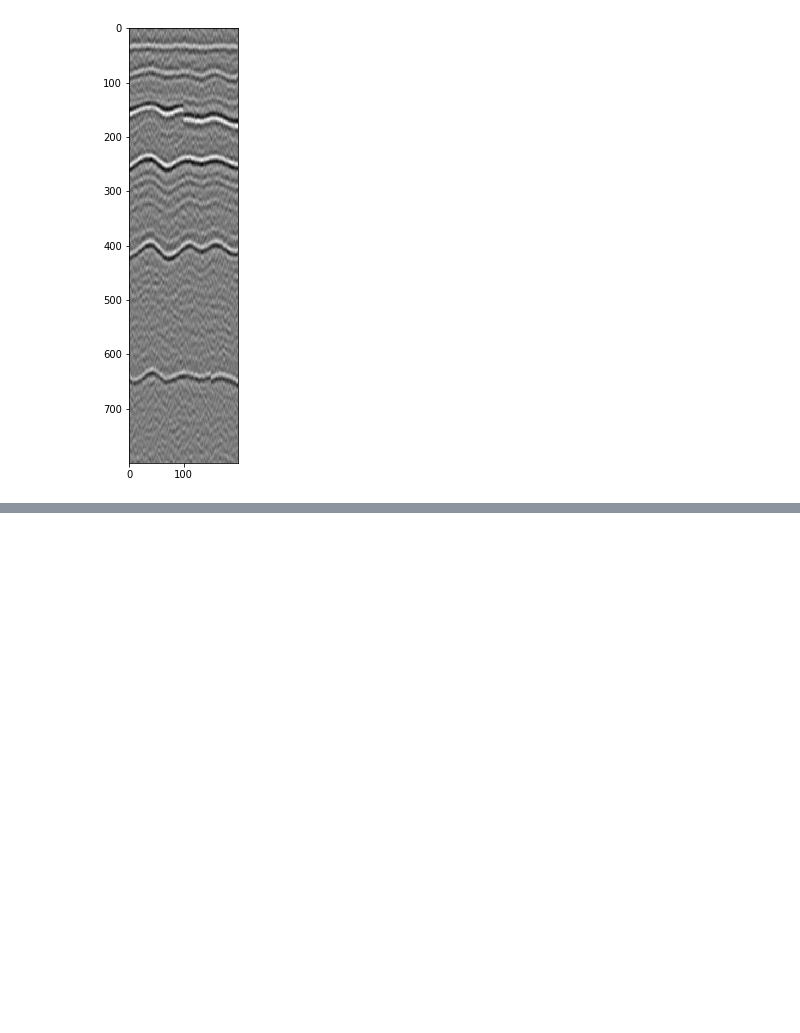
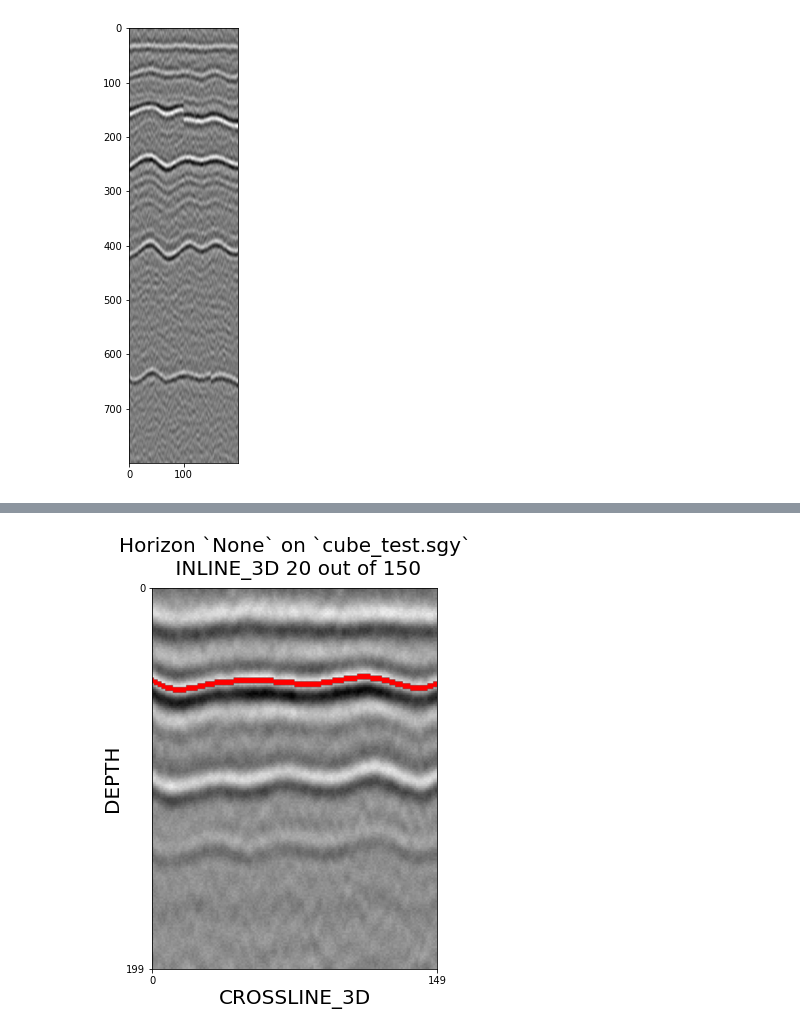
Before and after one commit to vodun/seismiqb, a Jupyter notebook: models/_synthetic_tuto.ipynb, the cells around one changed output, grey strips where cells are left out. Drawn from its saved outputs; the diff is of its cells as text; code cells hidden in the pictures; blank space fills up the shorter version.

```diff
--- a/models/_synthetic_tuto.ipynb
+++ b/models/_synthetic_tuto.ipynb
@@ -43,0 +53,3 @@ ax.imshow(synt2d.T, cmap=plt.cm.gray)
+# %%
+synt3d, hors = generate_synthetic(shape=(150, 150, 200), grid_shape=(10, 10),
+                                  num_reflections=60, faults=None)
@@ -43,0 +58,8 @@ ax.imshow(synt2d.T, cmap=plt.cm.gray)
+# %%
+geom = SeismicGeometry('./cube_test.sgy')
+# %%
+horizon = Horizon(hors[0], geom)
+# %%
+horizon.show_slide(20)
+# %% [output]
+[figure, added]
```
Also changed, not shown: parts of 9 cells of this notebook, 1 other file.
